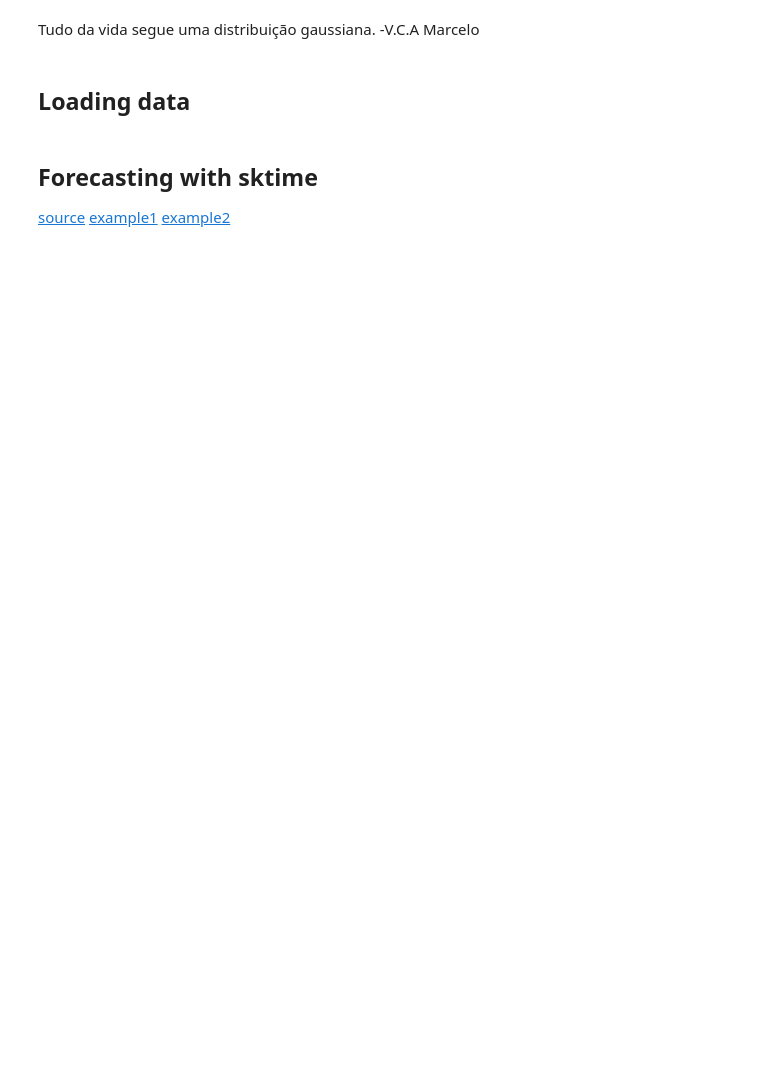
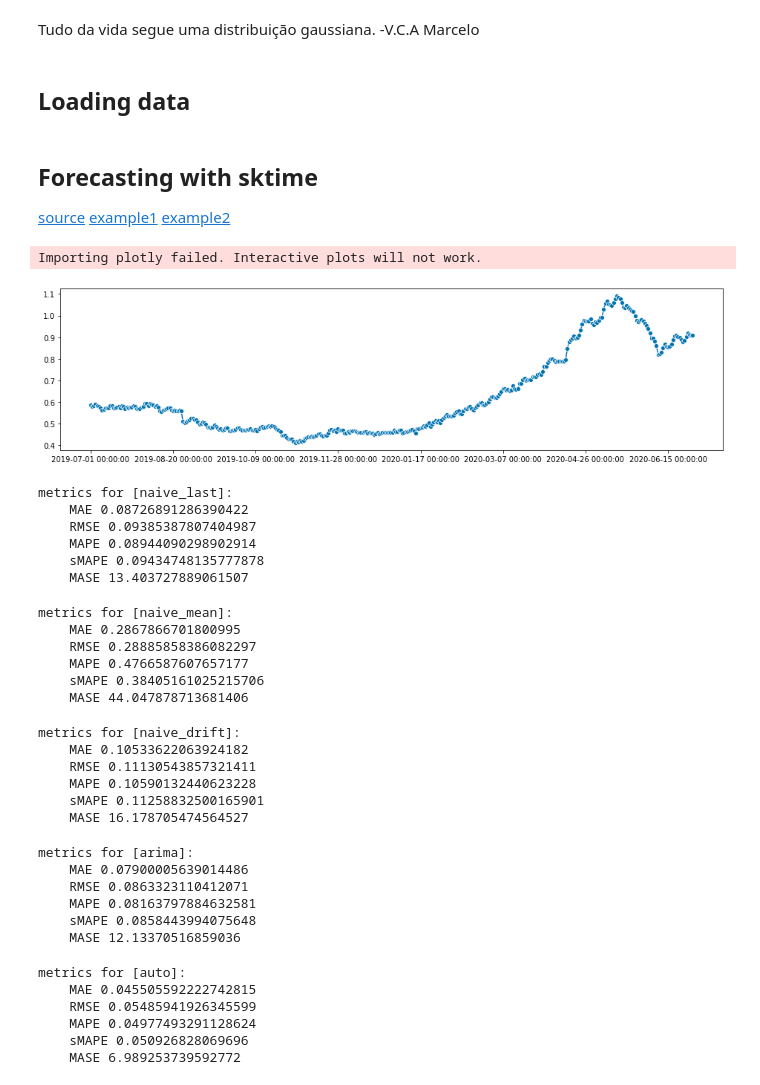
Before and after one commit to inatel-ic-cividati/Prediction, a Jupyter notebook: code/Forecasting.ipynb, the cells around one changed output. Cells and saved outputs as stored; diff of their text form; code cells hidden in the pictures; blank space fills up the shorter version.

Commit message:
Change region to America and fix plot

```diff
--- a/code/Forecasting.ipynb
+++ b/code/Forecasting.ipynb
@@ -11,7 +11,7 @@ df_gold = pd.read_csv('../data/d_kilo_gold_price_in_currency.csv')
 df_gold['date'] = pd.to_datetime(df_gold['date'], infer_datetime_format=True)
 
 data_x = np.array(df_gold['date'])
-data_y = np.array(df_gold['China'])
+data_y = np.array(df_gold['America'])
 # %% [markdown]
 ## Forecasting with sktime
 
@@ -43,18 +43,21 @@ def print_metrics(title, y_pred, y_test, y_train):
 # %%
 from sktime.forecasting.all import *
 from sktime.forecasting.arima import ARIMA, AutoARIMA
 from sktime.forecasting.exp_smoothing import ExponentialSmoothing
 from sktime.forecasting.naive import NaiveForecaster
 from sktime.forecasting.theta import ThetaForecaster
 from sktime.forecasting.trend import PolynomialTrendForecaster
 from sktime.forecasting.fbprophet import Prophet
 
 # preparing data
 y = pd.Series(data_y, index=data_x)
 y.index.freq = 'd'
 plot_series(y)
 
 # defining the forecasting horizon
-days_to_predict = 7
+days_to_predict = 30
 y_train, y_test = temporal_train_test_split(y, test_size=days_to_predict)
 fh = ForecastingHorizon(y_test.index, is_relative=False)
+# %% [output]
+Importing plotly failed. Interactive plots will not work.
+[figure, added]
@@ -124,0 +64,72 @@ print_metrics('prophet', y_pred_prophet, y_test, y_train)
+# %%
+# naive forecaster (last)
+# https://www.sktime.org/en/latest/api_reference/modules/auto_generated/sktime.forecasting.naive.NaiveForecaster.html
+forecaster = NaiveForecaster(strategy="last")
+forecaster.fit(y_train)
+y_pred_naive_last = forecaster.predict(fh)
+print_metrics('naive_last', y_pred_naive_last, y_test, y_train)
+# %% [output]
+metrics for [naive_last]:
+    MAE 0.08726891286390422
+    RMSE 0.09385387807404987
+    MAPE 0.08944090298902914
+    sMAPE 0.09434748135777878
+    MASE 13.403727889061507
+# %%
+# naive forecaster (mean)
+# https://www.sktime.org/en/latest/api_reference/modules/auto_generated/sktime.forecasting.naive.NaiveForecaster.html
+forecaster = NaiveForecaster(strategy="mean")
+forecaster.fit(y_train)
+y_pred_naive_mean = forecaster.predict(fh)
+print_metrics('naive_mean', y_pred_naive_mean, y_test, y_train)
+# %% [output]
+metrics for [naive_mean]:
+    MAE 0.2867866701800995
+    RMSE 0.28885858386082297
+    MAPE 0.4766587607657177
+    sMAPE 0.38405161025215706
+    MASE 44.047878713681406
+# %%
+# naive forecaster (drift)
+# https://www.sktime.org/en/latest/api_reference/modules/auto_generated/sktime.forecasting.naive.NaiveForecaster.html
+forecaster = NaiveForecaster(strategy="drift")
+forecaster.fit(y_train)
+y_pred_naive_drift = forecaster.predict(fh)
+print_metrics('naive_drift', y_pred_naive_drift, y_test, y_train)
+# %% [output]
+metrics for [naive_drift]:
+    MAE 0.10533622063924182
+    RMSE 0.11130543857321411
+    MAPE 0.10590132440623228
+    sMAPE 0.11258832500165901
+    MASE 16.178705474564527
+# %%
+# arima forecaster
+# https://www.sktime.org/en/latest/api_reference/modules/auto_generated/sktime.forecasting.arima.ARIMA.html
+custom_method = { 1 : 'bfgs', 7 : 'bfgs', 30 : 'powell' }
+forecaster = ARIMA(method=custom_method[days_to_predict])
+forecaster.fit(y_train)
+y_pred_arima = forecaster.predict(fh)
+print_metrics('arima', y_pred_arima, y_test, y_train)
+# %% [output]
+metrics for [arima]:
+    MAE 0.07900005639014486
+    RMSE 0.0863323110412071
+    MAPE 0.08163797884632581
+    sMAPE 0.0858443994075648
+    MASE 12.13370516859036
+# %%
+# auto arima forecaster
+# https://www.sktime.org/en/latest/api_reference/modules/auto_generated/sktime.forecasting.arima.AutoARIMA.html
+custom_method = { 1 : 'nm', 7 : 'bfgs', 30 : 'cg' }
+forecaster = AutoARIMA(method=custom_method[days_to_predict])
+forecaster.fit(y_train)
+y_pred_auto = forecaster.predict(fh)
+print_metrics('auto', y_pred_auto, y_test, y_train)
+# %% [output]
+metrics for [auto]:
+    MAE 0.045505592222742815
+    RMSE 0.05485941926345599
+    MAPE 0.04977493291128624
+    sMAPE 0.050926828069696
+    MASE 6.989253739592772
```
Also changed, not shown: parts of 7 cells of this notebook, 3 other files.
